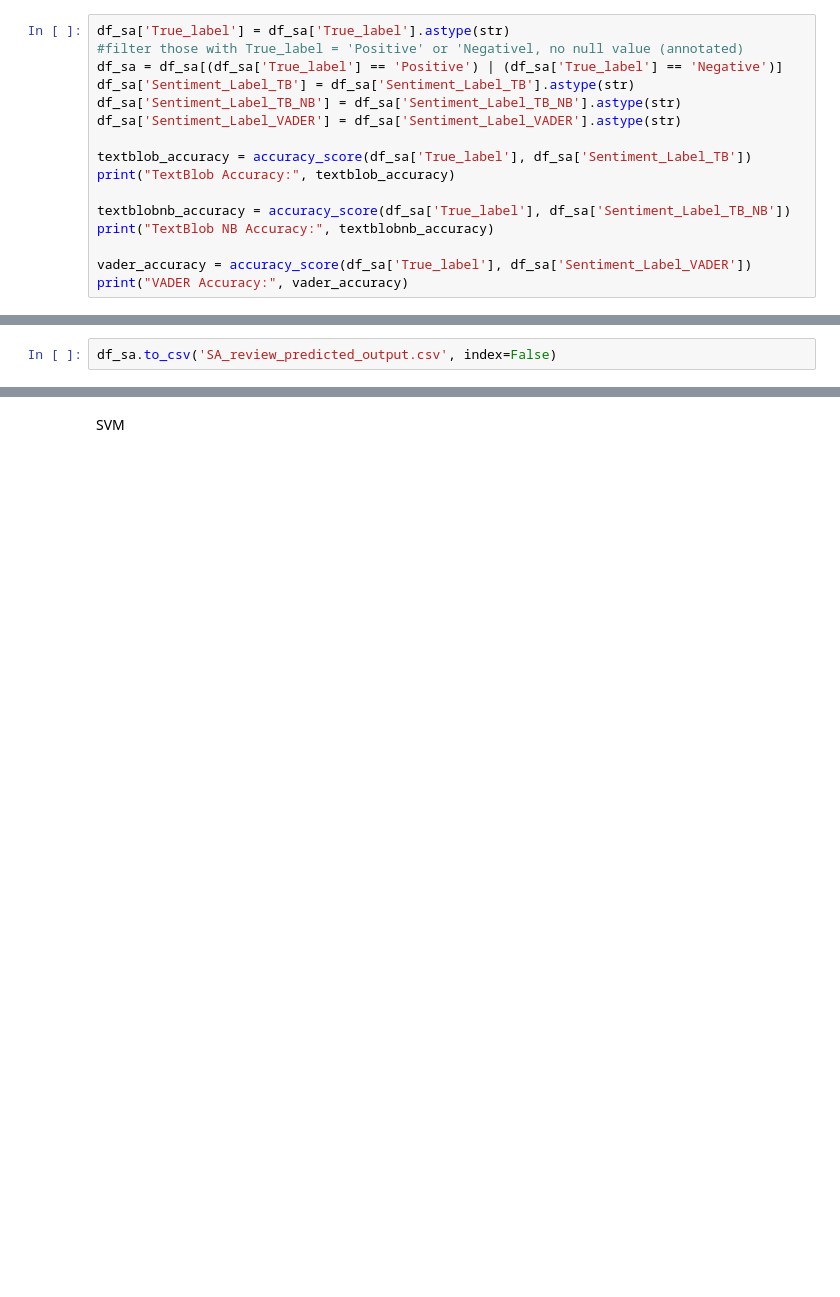
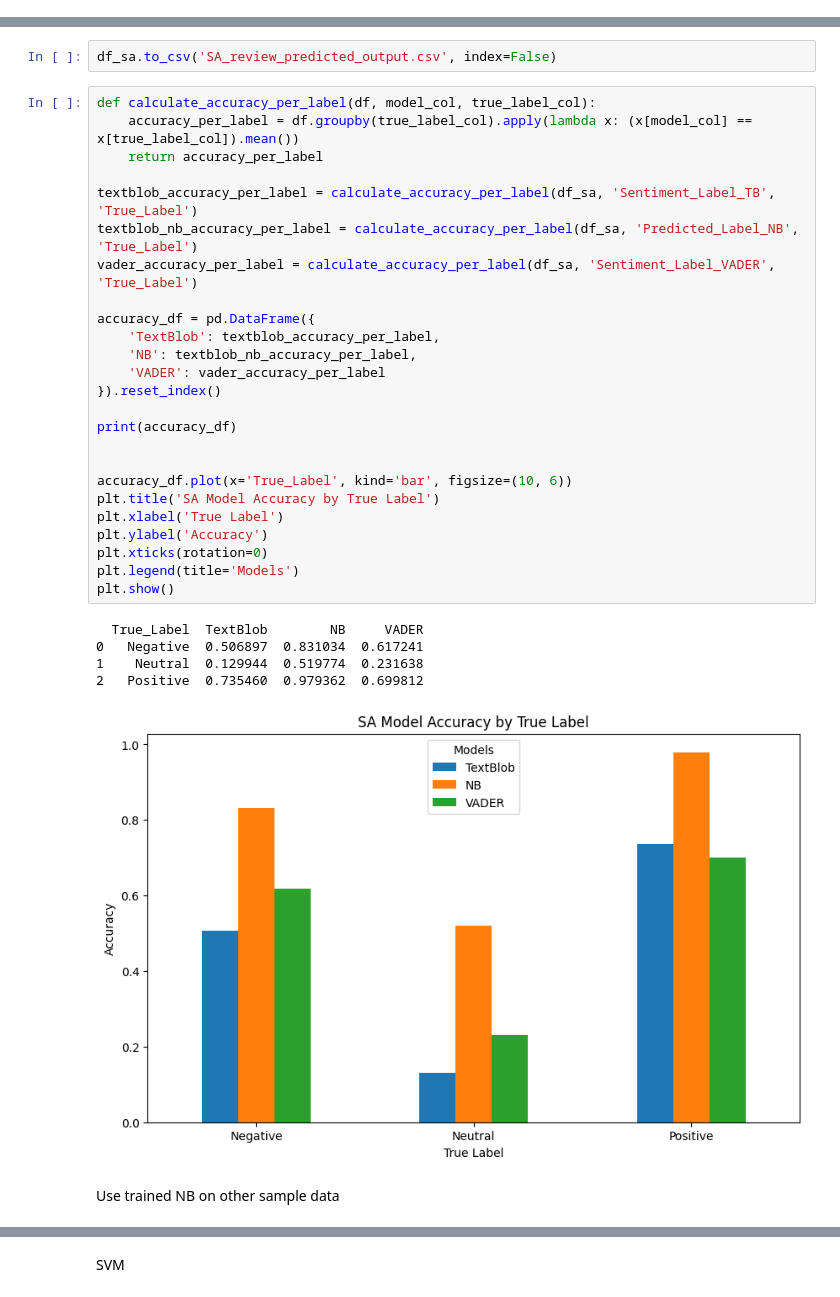
Before and after one commit to wd686/InkSightAnalyzer, a Jupyter notebook: SA [Wudi].ipynb, the cells around one changed output, grey strips where cells are left out. Saved outputs shown, nothing was run; the diff lists cells and outputs as text; blank space fills up the shorter version.

```diff
--- a/SA [Wudi].ipynb
+++ b/SA [Wudi].ipynb
@@ -252,16 +338,0 @@ Comparing with True_label (Manually annotated @500 samples)
-# %%
-df_sa['True_label'] = df_sa['True_label'].astype(str)
-#filter those with True_label = 'Positive' or 'Negativel, no null value (annotated)
-df_sa = df_sa[(df_sa['True_label'] == 'Positive') | (df_sa['True_label'] == 'Negative')]
-df_sa['Sentiment_Label_TB'] = df_sa['Sentiment_Label_TB'].astype(str)
-df_sa['Sentiment_Label_TB_NB'] = df_sa['Sentiment_Label_TB_NB'].astype(str)
-df_sa['Sentiment_Label_VADER'] = df_sa['Sentiment_Label_VADER'].astype(str)
-
-textblob_accuracy = accuracy_score(df_sa['True_label'], df_sa['Sentiment_Label_TB'])
-print("TextBlob Accuracy:", textblob_accuracy)
-
-textblobnb_accuracy = accuracy_score(df_sa['True_label'], df_sa['Sentiment_Label_TB_NB'])
-print("TextBlob NB Accuracy:", textblobnb_accuracy)
-
-vader_accuracy = accuracy_score(df_sa['True_label'], df_sa['Sentiment_Label_VADER'])
-print("VADER Accuracy:", vader_accuracy)
@@ -421,2 +437,35 @@ TextBlob NB New Accuracy: 0.848
 # %%
 df_sa.to_csv('SA_review_predicted_output.csv', index=False)
+# %%
+def calculate_accuracy_per_label(df, model_col, true_label_col):
+    accuracy_per_label = df.groupby(true_label_col).apply(lambda x: (x[model_col] == x[true_label_col]).mean())
+    return accuracy_per_label
+
+textblob_accuracy_per_label = calculate_accuracy_per_label(df_sa, 'Sentiment_Label_TB', 'True_Label')
+textblob_nb_accuracy_per_label = calculate_accuracy_per_label(df_sa, 'Predicted_Label_NB', 'True_Label')
+vader_accuracy_per_label = calculate_accuracy_per_label(df_sa, 'Sentiment_Label_VADER', 'True_Label')
+
+accuracy_df = pd.DataFrame({
+    'TextBlob': textblob_accuracy_per_label,
+    'NB': textblob_nb_accuracy_per_label,
+    'VADER': vader_accuracy_per_label
+}).reset_index()
+
+print(accuracy_df)
+
+
+accuracy_df.plot(x='True_Label', kind='bar', figsize=(10, 6))
+plt.title('SA Model Accuracy by True Label')
+plt.xlabel('True Label')
+plt.ylabel('Accuracy')
+plt.xticks(rotation=0)
+plt.legend(title='Models')
+plt.show()
+# %% [output]
+  True_Label  TextBlob        NB     VADER
+0   Negative  0.506897  0.831034  0.617241
+1    Neutral  0.129944  0.519774  0.231638
+2   Positive  0.735460  0.979362  0.699812
+[figure, added]
+# %% [markdown]
+Use trained NB on other sample data
```
Also changed, not shown: parts of 48 cells of this notebook, 3 other files.
